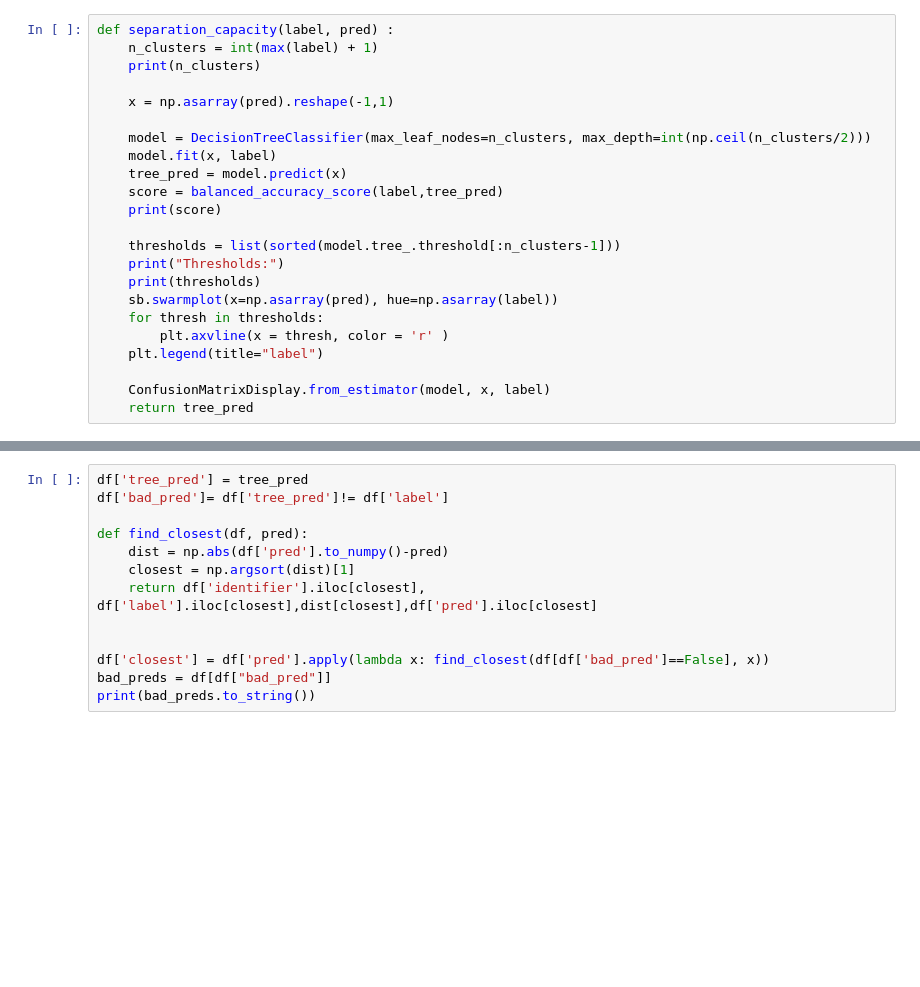
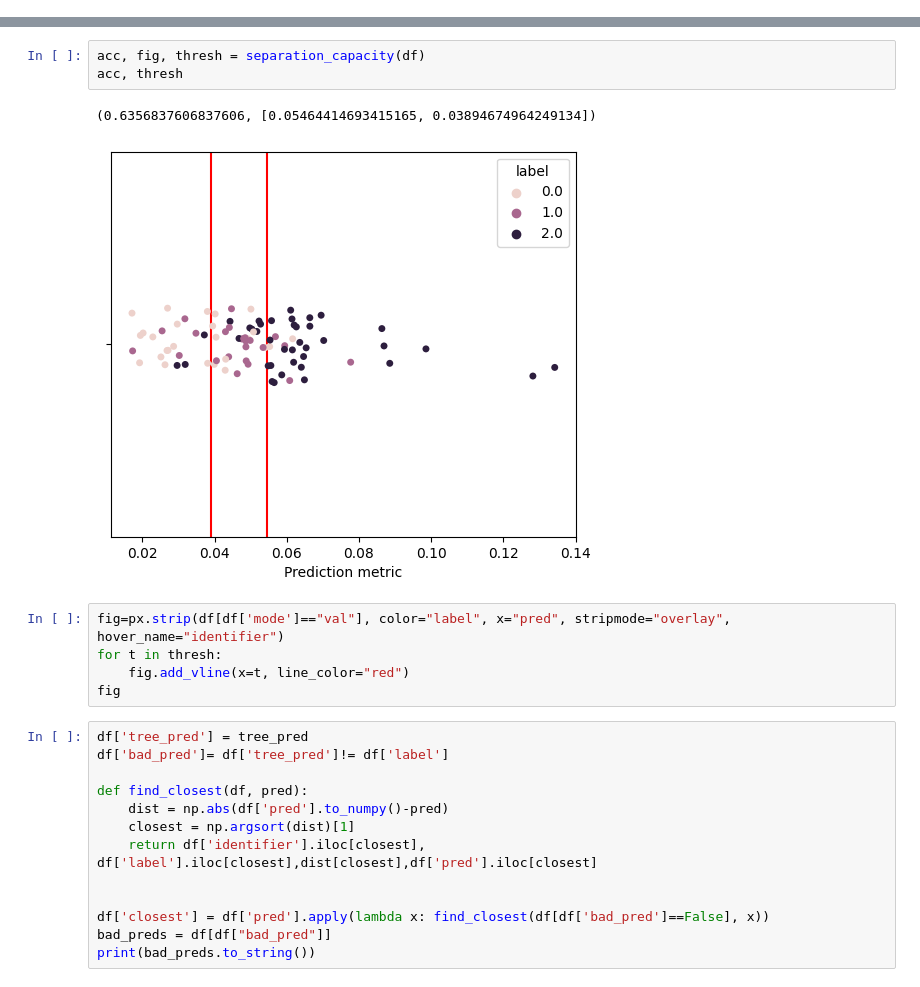
Before and after one commit to chbricout/motiondetector, a Jupyter notebook: notebooks/classifier.ipynb, the cells around one changed output, grey strips where cells are left out. Drawn from its saved outputs; the diff is of its cells as text; blank space fills up the shorter version.

```diff
--- a/notebooks/classifier.ipynb
+++ b/notebooks/classifier.ipynb
@@ -10,24 +17 @@ warnings.simplefilter(action="ignore")
-# %%
-def separation_capacity(label, pred) :
-    n_clusters = int(max(label) + 1)
-    print(n_clusters)
-
-    x = np.asarray(pred).reshape(-1,1)
-
-    model = DecisionTreeClassifier(max_leaf_nodes=n_clusters, max_depth=int(np.ceil(n_clusters/2)))
-    model.fit(x, label)
-    tree_pred = model.predict(x)
-    score = balanced_accuracy_score(label,tree_pred)
-    print(score)
-
-    thresholds = list(sorted(model.tree_.threshold[:n_clusters-1]))
-    print("Thresholds:")
-    print(thresholds)
-    sb.swarmplot(x=np.asarray(pred), hue=np.asarray(label))
-    for thresh in thresholds:
-        plt.axvline(x = thresh, color = 'r' )
-    plt.legend(title="label")
-
-    ConfusionMatrixDisplay.from_estimator(model, x, label)
-    return tree_pred
 # %%
@@ -71,3 +29,14 @@ Thresholds:
+# %%
+acc, fig, thresh = separation_capacity(df)
+acc, thresh
+# %% [output]
+(0.6356837606837606, [0.05464414693415165, 0.03894674964249134])
+[figure, added]
+# %%
+fig=px.strip(df[df['mode']=="val"], color="label", x="pred", stripmode="overlay", hover_name="identifier")
+for t in thresh:
+    fig.add_vline(x=t, line_color="red")
+fig
 # %%
 df['tree_pred'] = tree_pred
 df['bad_pred']= df['tree_pred']!= df['label']
```
Also changed, not shown: parts of 6 cells of this notebook.
